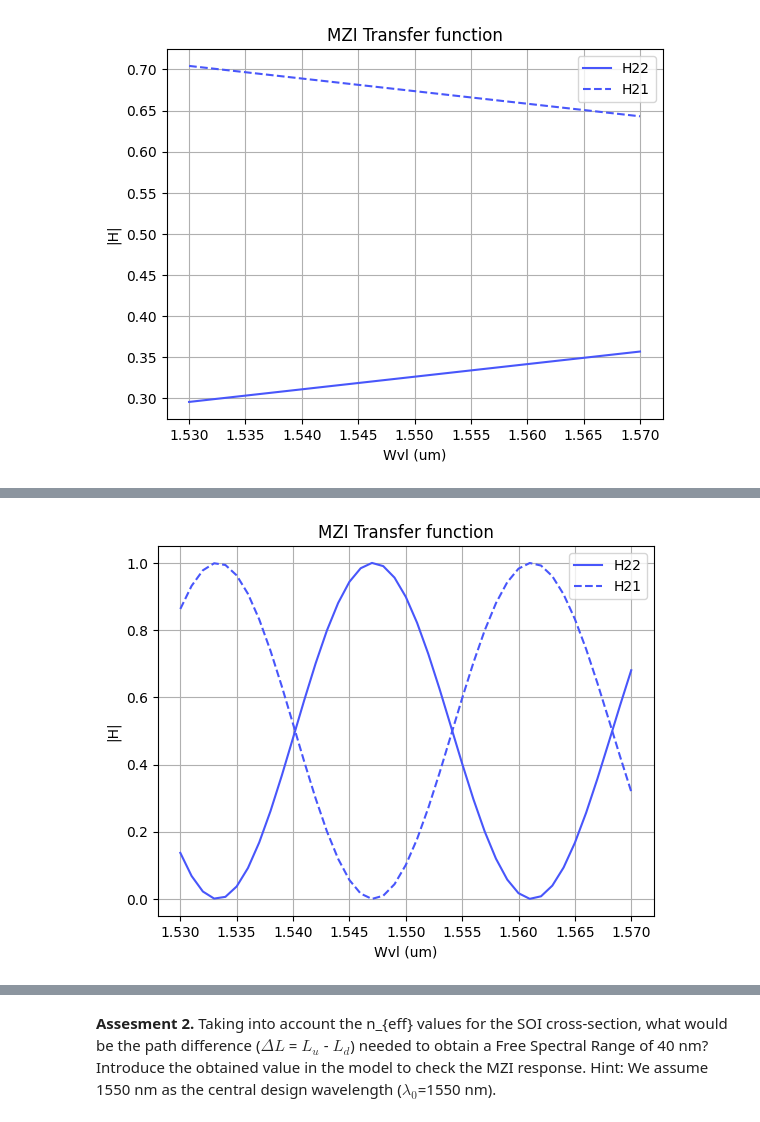
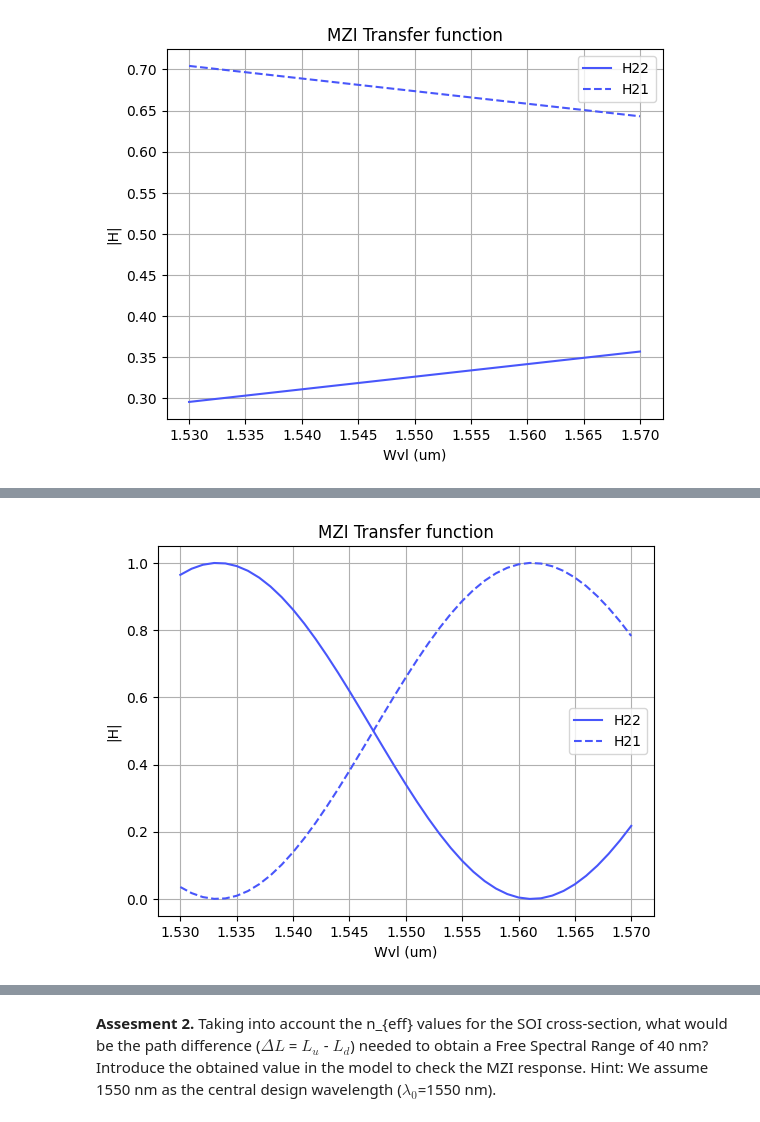
Before and after one commit to RobertoFernandezSevilla/pic-upv-lab3, a Jupyter notebook: 30_INTERFEROMETERS_v2025_STUDENTS_UPDATE2.ipynb, the cells around one changed output, grey strips where cells are left out. Saved outputs shown, nothing was run; the diff lists cells and outputs as text; code cells hidden in the pictures.

```diff
--- a/30_INTERFEROMETERS_v2025_STUDENTS_UPDATE2.ipynb
+++ b/30_INTERFEROMETERS_v2025_STUDENTS_UPDATE2.ipynb
@@ -544,8 +542,5 @@ plt.show()
 # %%
-# el delay se genera cuando se aumenta mucho la longitud de un brazo respecto al otro
-#cuando se genera diferencia de fase es debido a diferente indice
-#es unblanced cuando las longitudes son distintas
-#Balenced configuration
+#Unbalenced configuration -delay -1
 ### Waveguides configuration ###
 
 ## Propagation parameters
@@ -569,7 +564,7 @@ alphad_np = (jnp.log(10.0)/10.0) * alphad   # neper/um
 
 # Path length
 #diferencia de longitud entre los brazos
-Lu = 25; # um
+Lu = 15; # um
 Ld = 5; # um
 
 betau = (2*jnp.pi/wvl)*neffu-1j*alphau_np
@@ -585,31 +580,31 @@ gamma_b = 0; #null excess loss
 
 # Coupling constant
 #el 50% de la potencia irá a cada uno de los brazos.
 K_a = np.full(wvl.shape, 0.5)
 K_b = np.full(wvl.shape, 0.5)
 
 # MZI transfer function (h22 & h21)
 
 #  h_22(wvl)
 h_22 = (np.sqrt((1 - gamma_a) * (1 - gamma_b)))*(np.exp(-1j * betad * Ld))*(( np.sqrt((1 - K_a) * (1 - K_b)) * np.exp(-1j * Delta_phi_ud))-(np.sqrt(K_a * K_b))) # son las ecuaciones de arriba
 
 #  h_21(wvl)
 h_21 = (1j * np.sqrt((1 - gamma_a) * (1 - gamma_b)))*(np.exp(-1j * betad * Ld))*((np.sqrt(K_b * (1 - K_a)) * np.exp(-1j * Delta_phi_ud))+(np.sqrt(K_a * (1 - K_b))))
 #en potencia
 H21 = np.abs(h_21) ** 2
 H22 = np.abs(h_22) ** 2
 
 # Plot
 color = cm.rainbow(np.linspace(0, 1, 10))
 
 plt.plot(wvl, H22, linestyle='-', color=color[1], label='H22')
 plt.plot(wvl, H21, linestyle='--', color=color[1], label='H21')
 plt.xlabel('Wvl (um)')
 plt.ylabel('|H|')
 plt.title('MZI Transfer function')
 plt.legend()
 plt.grid(True)
 
 plt.show()
 # %% [output]
-[figure, old version]
+[figure, new version]
```
Also changed, not shown: parts of 16 cells of this notebook, 2 other files.
